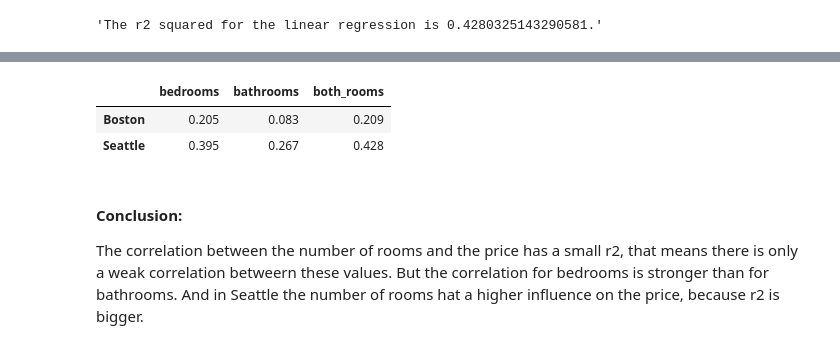
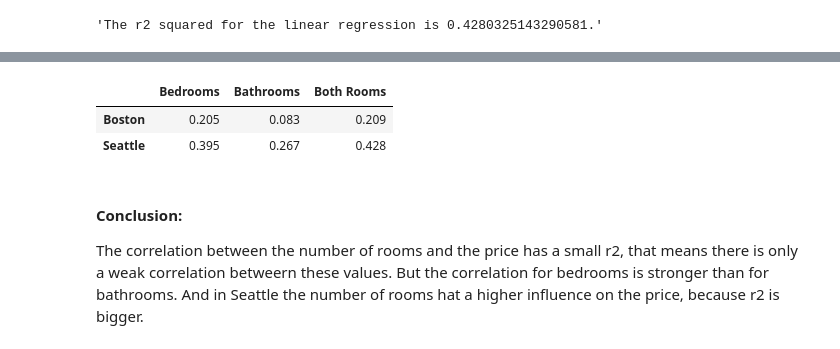
Before and after one commit to laurahagg/Data_Scientist_Project_1_Blog_post, a Jupyter notebook: Blog_post_1_code.ipynb, the cells around one changed output, grey strips where cells are left out. Cells and saved outputs as stored; diff of their text form; code cells hidden in the pictures.

```diff
--- a/Blog_post_1_code.ipynb
+++ b/Blog_post_1_code.ipynb
@@ -767,13 +775,13 @@ Notes:
 [1] Standard Errors assume that the covariance matrix of the errors is correctly specified.
 # %%
 #create a dataframe with all the r2-values
-r_squared = pd.DataFrame({'bedrooms': [0.205, 0.395],
-                        'bathrooms': [0.083, 0.267],
-                        'both_rooms': [0.209, 0.428]},
+r_squared = pd.DataFrame({'Bedrooms': [0.205, 0.395],
+                        'Bathrooms': [0.083, 0.267],
+                        'Both Rooms': [0.209, 0.428]},
                         index=['Boston', 'Seattle'])
 r_squared
 # %% [output]
-|  | bedrooms | bathrooms | both_rooms |
+|  | Bedrooms | Bathrooms | Both Rooms |
 | Boston | 0.205 | 0.083 | 0.209 |
 | Seattle | 0.395 | 0.267 | 0.428 |
 # %% [markdown]
```
Also changed, not shown: parts of 11 cells of this notebook, 1 other file.
